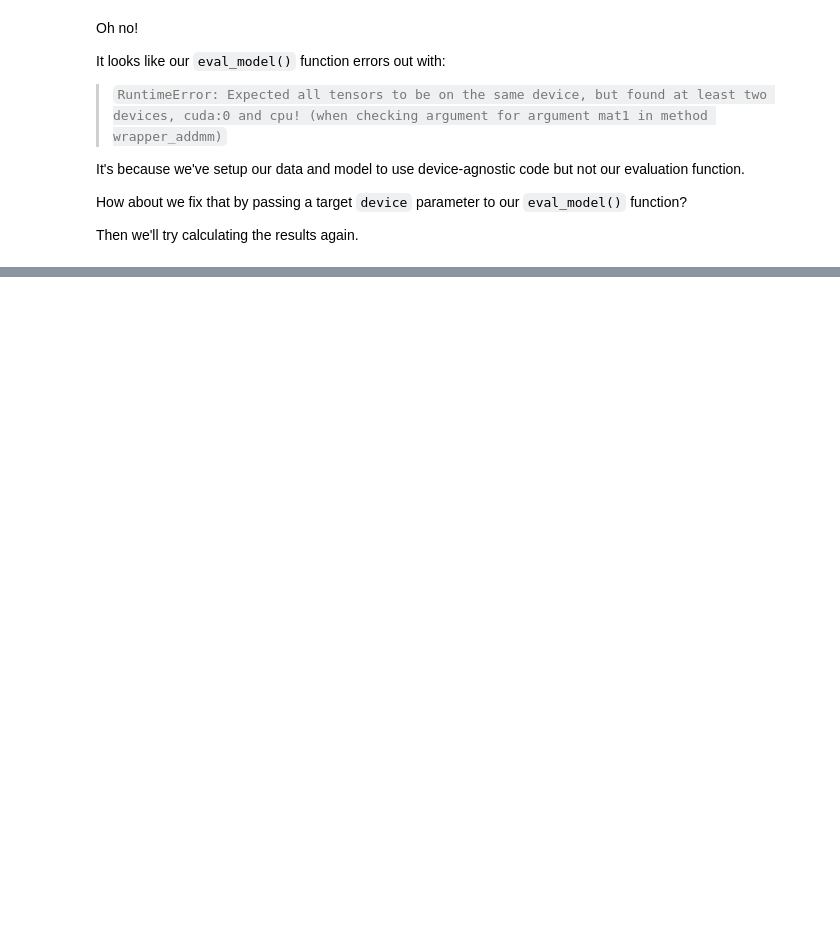
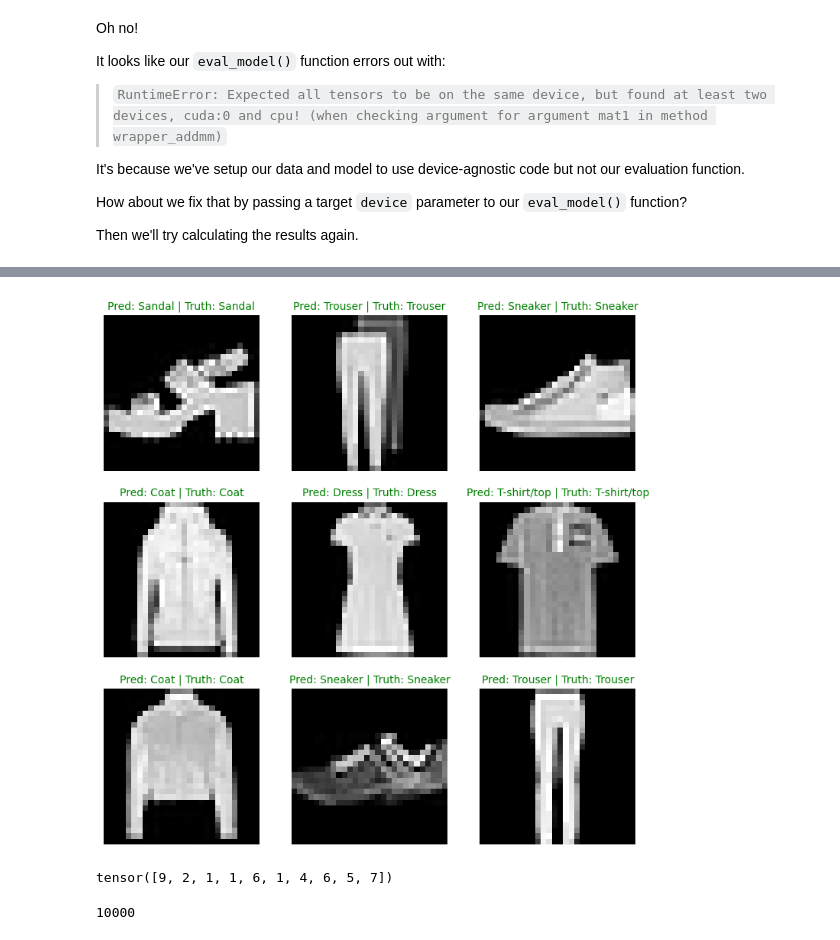
Before and after one commit to stanleyedward/pytorching, a Jupyter notebook: 4_pytorch_cv/copy.ipynb, the cells around one changed output, grey strips where cells are left out. Saved outputs shown, nothing was run; the diff lists cells and outputs as text; code cells hidden in the pictures; blank space fills up the shorter version.

```diff
--- a/4_pytorch_cv/copy.ipynb
+++ b/4_pytorch_cv/copy.ipynb
@@ -1055,0 +966,5 @@ class FashionMNISTModelV2(nn.Module):
+# %%
+torch.manual_seed(42)
+model_2 = FashionMNISTModelV2(input_shape=1,
+                              hidden_units=10,
+                              output_shape=len(class_names)).to(device)
@@ -1055,0 +1279,27 @@ class FashionMNISTModelV2(nn.Module):
+# %%
+plt.figure(figsize=(9,9))
+nrows = 3
+ncols = 3
+for i, sample in enumerate(test_samples):
+    plt.subplot(nrows, ncols, i+1)
+
+    #plot the target image
+    plt.imshow(sample.squeeze(), cmap = 'gray')
+
+    #find the predictino(in text form,  eg "sandal")
+    pred_label = class_names[pred_classes[i]]
+
+    #get the trigth label(in text form)
+
+    truth_label = class_names[test_labels[i]]
+
+    #create a title for the plot
+    title_text = f"Pred: {pred_label} | Truth: {truth_label}"
+    plt.axis(False)
+    #check or equality between red and truth and change color of title text
+    if pred_label == truth_label:
+        plt.title(title_text,fontsize=10,c='g')
+    else:
+        plt.title(title_text,fontsize=10,c='r')
+# %% [output]
+[figure, added]
@@ -1055,0 +1312,26 @@ class FashionMNISTModelV2(nn.Module):
+# %%
+from tqdm.auto import tqdm
+#make preds iwth traininged mod
+model_2.eval()
+y_preds = []
+with torch.inference_mode():
+    for X,y in tqdm(test_dataloader, desc="making preds...."):
+        X,y = X.to(device), y.to(device)
+        #forward pass
+        y_logit = model_2(X).squeeze() #raw output of a model with linear layer at the end
+        #turn logits to pred probs to labels
+        y_pred_prob = torch.softmax(y_logit, dim=0)
+        y_pred_label = y_pred_prob.argmax(dim=1)
+        #put preds on CPU for eval
+        y_preds.append(y_pred_label.cpu())
+
+#calc list of preds into atensor
+# print(y_preds)
+y_pred_tensor = torch.cat(y_preds)
+y_pred_tensor[:10]
+# %% [output]
+tensor([9, 2, 1, 1, 6, 1, 4, 6, 5, 7])
+# %%
+len(y_pred_tensor)
+# %% [output]
+10000
```
Also changed, not shown: parts of 60 cells of this notebook.
